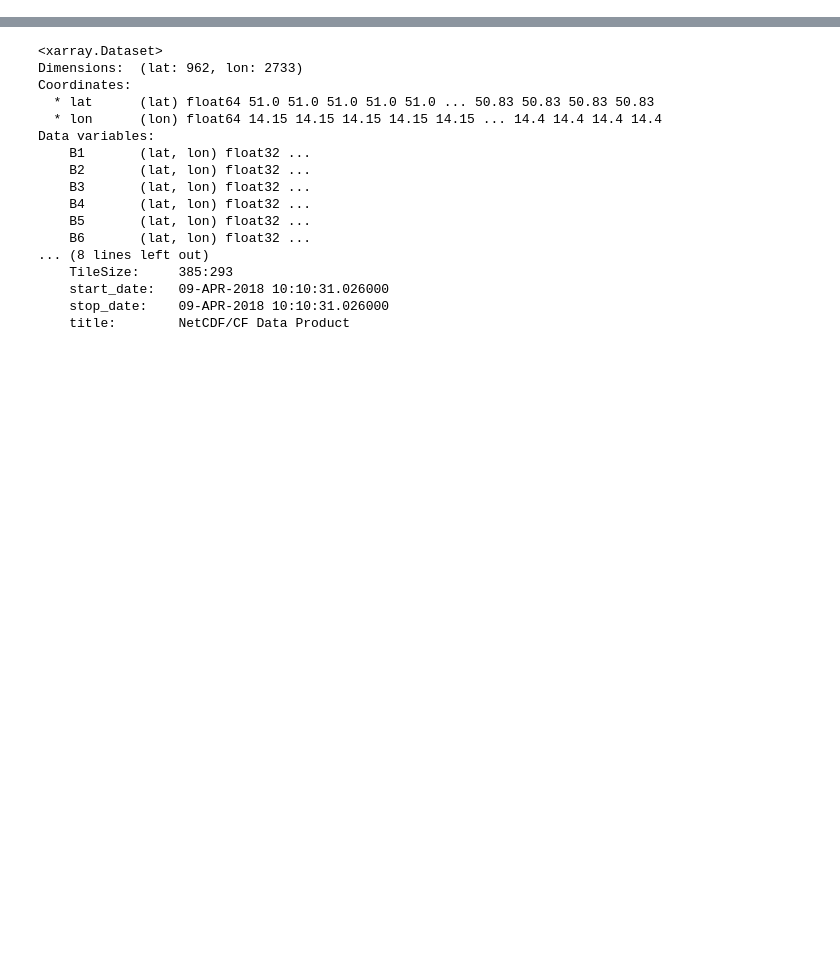
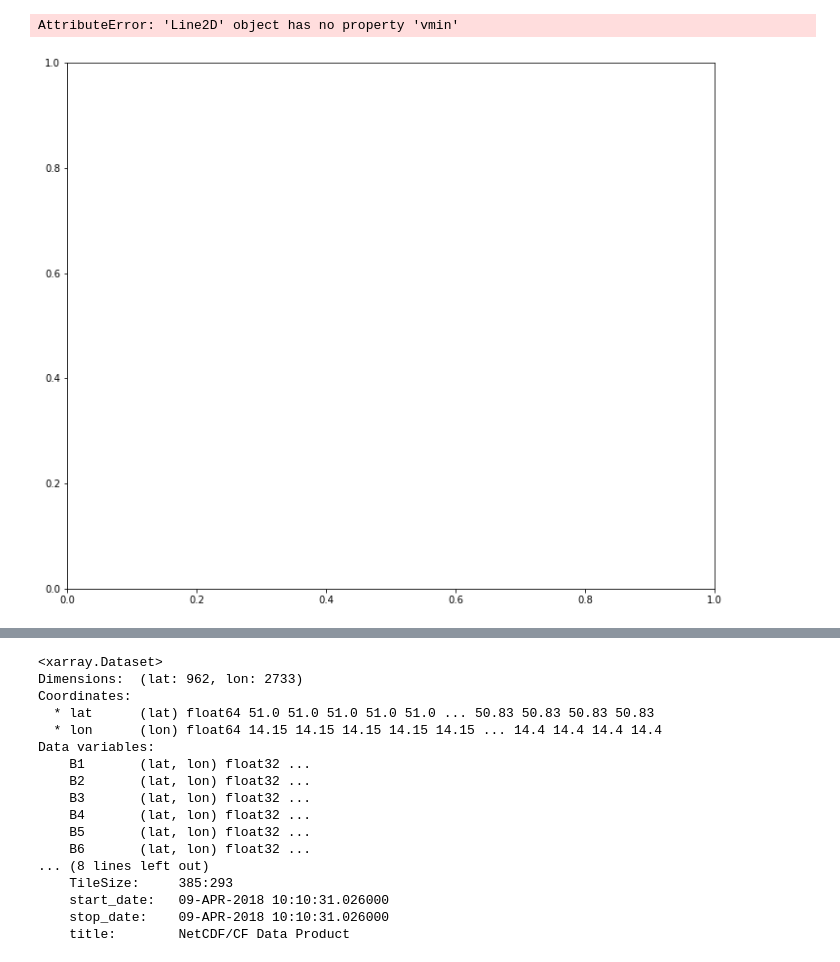
Before and after one commit to ackermannvalerie1/jupyterERS, a Jupyter notebook: land_cover_classification.ipynb, the cells around one changed output, grey strips where cells are left out. Cells and saved outputs as stored; diff of their text form; code cells hidden in the pictures; blank space fills up the shorter version.

```diff
--- a/land_cover_classification.ipynb
+++ b/land_cover_classification.ipynb
@@ -0,0 +75,6 @@
+# %%
+#BRI plotten
+plotting (df2018.BRI,vmin=-1,vmax=1, cmap='BrBG', title='BRI von 2018')
+# %% [output]
+AttributeError: 'Line2D' object has no property 'vmin'
+[figure, added]
```
Also changed, not shown: parts of 36 cells of this notebook.
